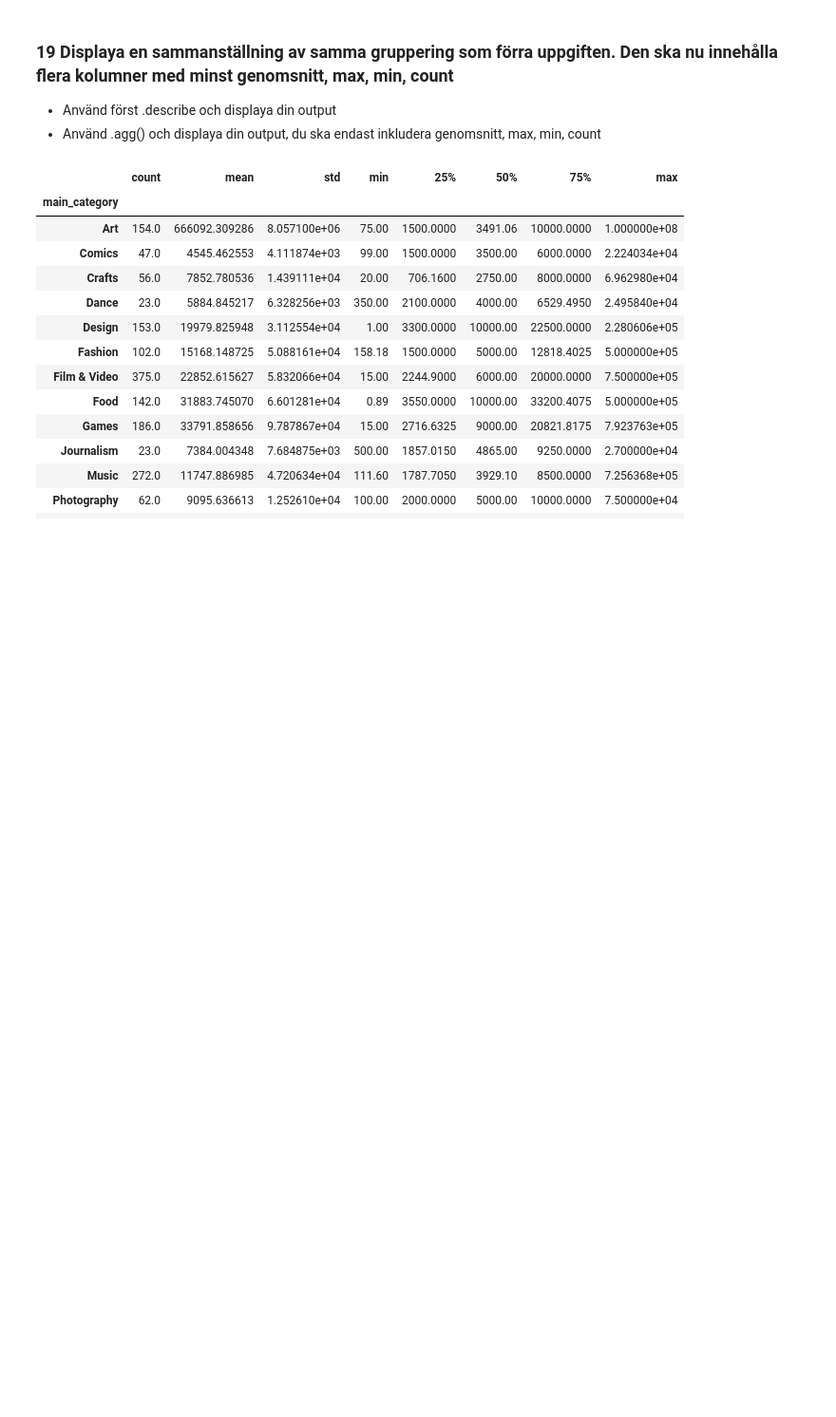
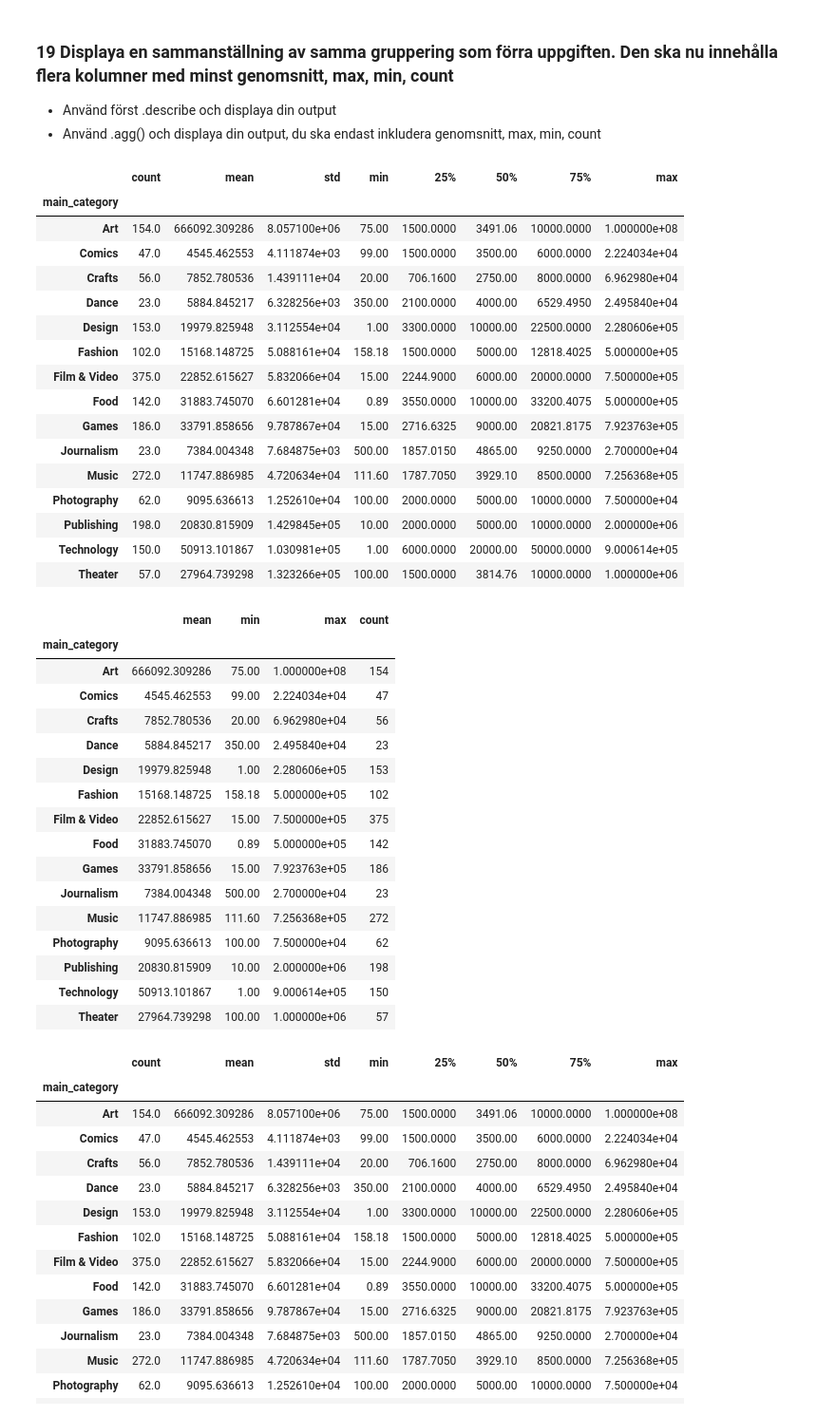
Before and after one commit to nabilelbajdi/mental-health-dashboard, a Jupyter notebook: part_1/main.ipynb, the cells around one changed output. Shown at 95% size. Saved outputs shown, nothing was run; the diff lists cells and outputs as text; code cells hidden in the pictures; blank space fills up the shorter version.

```diff
--- a/part_1/main.ipynb
+++ b/part_1/main.ipynb
@@ -102,6 +164,8 @@ memory usage: 250.1+ KB
 | 10 | 373344194ID | Moonlight Vulture | Restaurants | Food | USD | 2016-01-04 | 10000.0 | 2015-12-14 15:23:00 | 10727.00 | successful | ... |
 # %% [markdown]
 ### 6 Byt index (radernas namn) så att index är baserat på den befintliga kolumnen ID, ändringen ska vara permanent (använd inte inplace)
+# %%
+df = df.set_index("ID")
 # %%
 # Ta ej bort denna cell
 # %% [output]
@@ -151,6 +246,8 @@ memory usage: 250.1+ KB
 1568 rows × 15 columns
 # %% [markdown]
 ### 9 kolumnen "pledged" har en hel del värden med 0.0. Ändra dessa till NaN-datatypen istället, använd exempelvis .loc
+# %%
+df["pledged"] = df["pledged"].replace(0.0, np.nan)
 # %% [markdown]
 ### 10 Printa ut alla rader som har NaN med sina vanliga värden (dvs. det ska inte bara vara True / False), ___Du ska använda dig av en metod/funktion___
 # %%
@@ -175,5 +289,10 @@ memory usage: 250.1+ KB
 # %% [markdown]
 ### 11 Skapa en ny kolumn som är heter pledged_real_diff som representerar skillnaden i USD mellan pledged usd och usd_pledged_result.
 Hint: Du kommer behöva "cleana" "pledged usd" så att du kan utföra matematiska operationer på det genom att först städa bort onödig text och sedan konvertera det till en float.
+# %%
+df["usd pledged"] = df["usd pledged"].str.replace("$ usd", "")
+df["usd pledged"] = df["usd pledged"].astype(float)
+
+df["pledged_real_diff"] = df["usd pledged"] - df["usd_pledged_result"]
 # %% [markdown]
 ### 12 Displaya hur många kickstarterprojekt det finns uppdelat på kategori med hjälp av kolumnen main_category
@@ -286,6 +495,44 @@ Name: usd_funding_goal, dtype: float64
 ### 19 Displaya en sammanställning av samma gruppering som förra uppgiften. Den ska nu innehålla flera kolumner med minst genomsnitt, max, min, count
 - Använd först .describe och displaya din output
 - Använd .agg() och displaya din output, du ska endast inkludera genomsnitt, max, min, count
+# %%
+df.groupby("main_category")["usd_funding_goal"].describe()
+df.groupby("main_category")["usd_funding_goal"].agg(["mean", "min", "max", "count"])
+# %% [output]
+|  | count | mean | std | min | 25% | 50% | 75% | max |
+| main_category |  |  |  |  |  |  |  |  |
+| Art | 154.0 | 666092.309286 | 8.057100e+06 | 75.00 | 1500.0000 | 3491.06 | 10000.0000 | 1.000000e+08 |
+| Comics | 47.0 | 4545.462553 | 4.111874e+03 | 99.00 | 1500.0000 | 3500.00 | 6000.0000 | 2.224034e+04 |
+| Crafts | 56.0 | 7852.780536 | 1.439111e+04 | 20.00 | 706.1600 | 2750.00 | 8000.0000 | 6.962980e+04 |
+| Dance | 23.0 | 5884.845217 | 6.328256e+03 | 350.00 | 2100.0000 | 4000.00 | 6529.4950 | 2.495840e+04 |
+| Design | 153.0 | 19979.825948 | 3.112554e+04 | 1.00 | 3300.0000 | 10000.00 | 22500.0000 | 2.280606e+05 |
+| Fashion | 102.0 | 15168.148725 | 5.088161e+04 | 158.18 | 1500.0000 | 5000.00 | 12818.4025 | 5.000000e+05 |
+| Film & Video | 375.0 | 22852.615627 | 5.832066e+04 | 15.00 | 2244.9000 | 6000.00 | 20000.0000 | 7.500000e+05 |
+| Food | 142.0 | 31883.745070 | 6.601281e+04 | 0.89 | 3550.0000 | 10000.00 | 33200.4075 | 5.000000e+05 |
+| Games | 186.0 | 33791.858656 | 9.787867e+04 | 15.00 | 2716.6325 | 9000.00 | 20821.8175 | 7.923763e+05 |
+| Journalism | 23.0 | 7384.004348 | 7.684875e+03 | 500.00 | 1857.0150 | 4865.00 | 9250.0000 | 2.700000e+04 |
+| Music | 272.0 | 11747.886985 | 4.720634e+04 | 111.60 | 1787.7050 | 3929.10 | 8500.0000 | 7.256368e+05 |
+| Photography | 62.0 | 9095.636613 | 1.252610e+04 | 100.00 | 2000.0000 | 5000.00 | 10000.0000 | 7.500000e+04 |
+| Publishing | 198.0 | 20830.815909 | 1.429845e+05 | 10.00 | 2000.0000 | 5000.00 | 10000.0000 | 2.000000e+06 |
+| Technology | 150.0 | 50913.101867 | 1.030981e+05 | 1.00 | 6000.0000 | 20000.00 | 50000.0000 | 9.000614e+05 |
+| Theater | 57.0 | 27964.739298 | 1.323266e+05 | 100.00 | 1500.0000 | 3814.76 | 10000.0000 | 1.000000e+06 |
+|  | mean | min | max | count |
+| main_category |  |  |  |  |
+| Art | 666092.309286 | 75.00 | 1.000000e+08 | 154 |
+| Comics | 4545.462553 | 99.00 | 2.224034e+04 | 47 |
+| Crafts | 7852.780536 | 20.00 | 6.962980e+04 | 56 |
+| Dance | 5884.845217 | 350.00 | 2.495840e+04 | 23 |
+| Design | 19979.825948 | 1.00 | 2.280606e+05 | 153 |
+| Fashion | 15168.148725 | 158.18 | 5.000000e+05 | 102 |
+| Film & Video | 22852.615627 | 15.00 | 7.500000e+05 | 375 |
+| Food | 31883.745070 | 0.89 | 5.000000e+05 | 142 |
+| Games | 33791.858656 | 15.00 | 7.923763e+05 | 186 |
+| Journalism | 7384.004348 | 500.00 | 2.700000e+04 | 23 |
+| Music | 11747.886985 | 111.60 | 7.256368e+05 | 272 |
+| Photography | 9095.636613 | 100.00 | 7.500000e+04 | 62 |
+| Publishing | 20830.815909 | 10.00 | 2.000000e+06 | 198 |
+| Technology | 50913.101867 | 1.00 | 9.000614e+05 | 150 |
+| Theater | 27964.739298 | 100.00 | 1.000000e+06 | 57 |
 # %%
 # Ta ej bort denna cell
 # %% [output]
```
Also changed, not shown: parts of 17 cells of this notebook.
